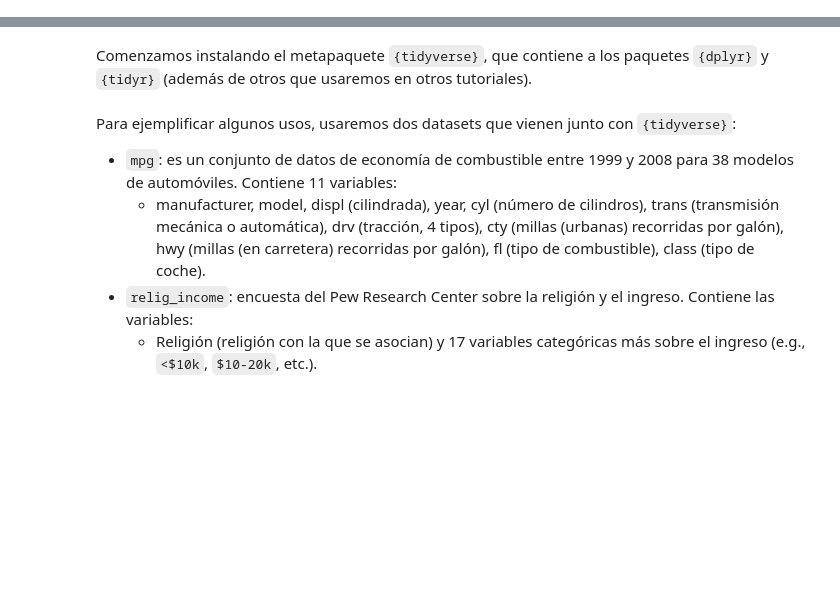
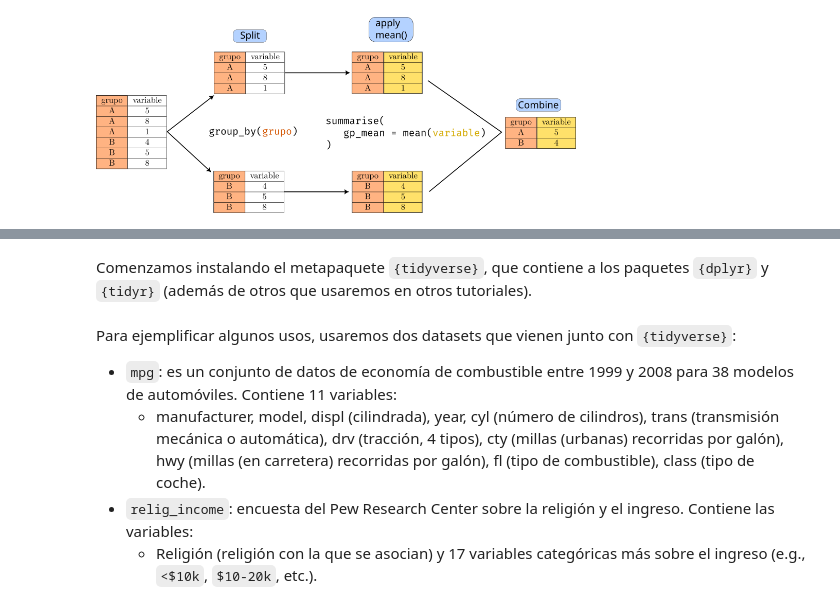
Before and after one commit to jealcalat/Analisis_multivariado-deprecated-, a Jupyter notebook: R_tutorials/data_wrangling_dplyr.ipynb, the cells around one changed output, grey strips where cells are left out. Cells and saved outputs as stored; diff of their text form; code cells hidden in the pictures; blank space fills up the shorter version.

```diff
--- a/R_tutorials/data_wrangling_dplyr.ipynb
+++ b/R_tutorials/data_wrangling_dplyr.ipynb
@@ -61,0 +39,5 @@ A continuación veremos cómo usar diversas funciones de `{dplyr}` y `{tidyr}` p
+# %%
+dir_name <- paste0(getwd(), "/img/split_apply_combine.png")
+display_png(file = dir_name, width = 480)
+# %% [output]
+[figure, added]
```
Also changed, not shown: parts of 4 cells of this notebook.
